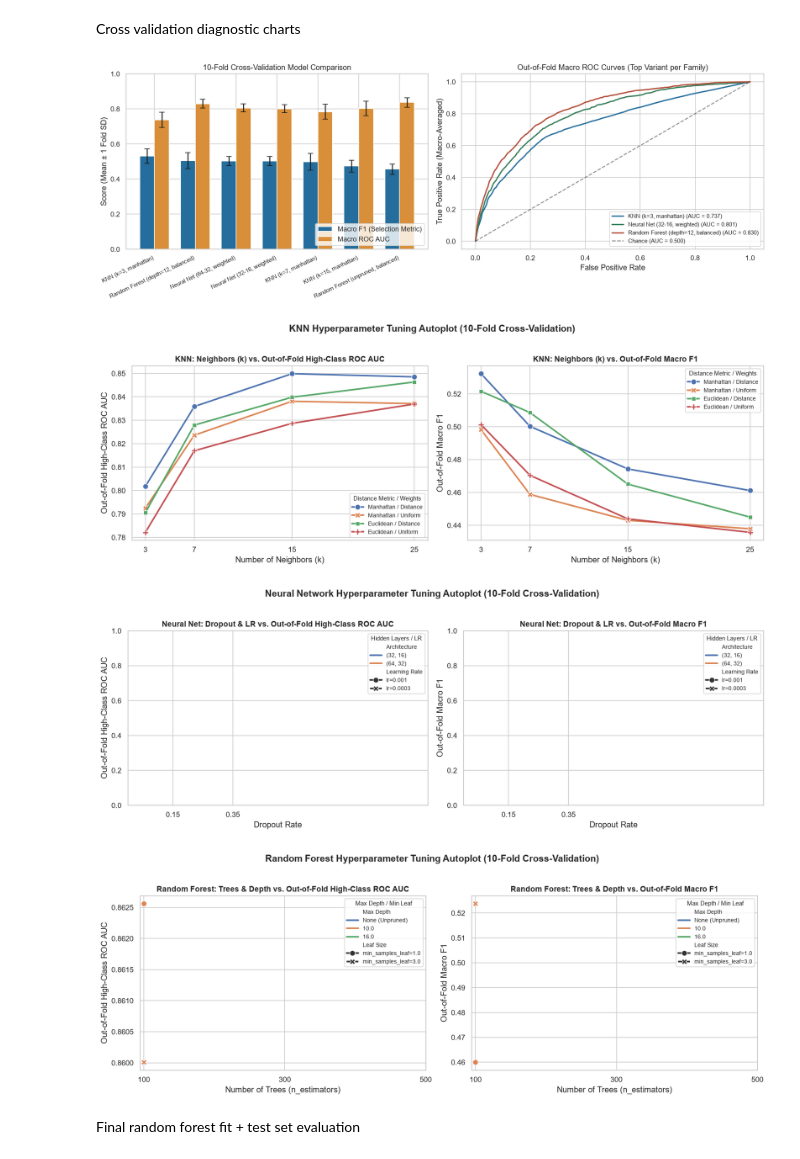
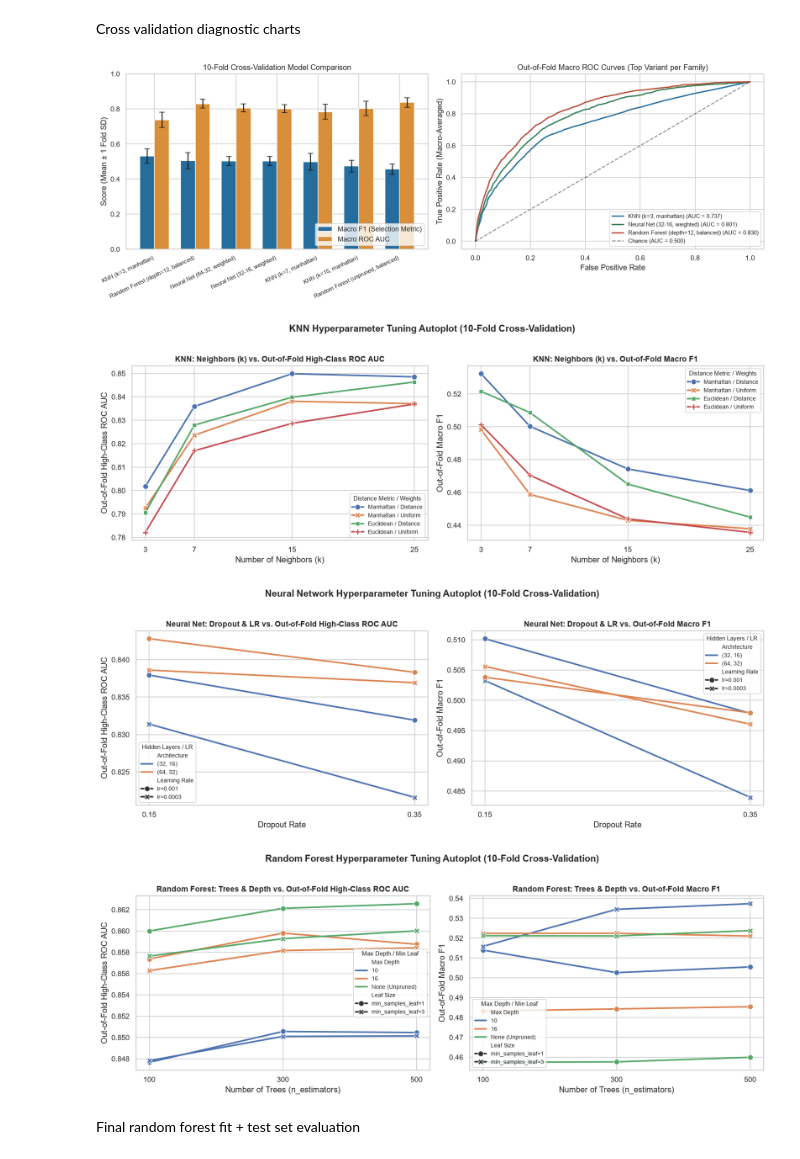
Before and after one commit to WbcEgaBn/ads2026, a Jupyter notebook: daniels folder of fun/project_training_testing.ipynb, the cells around one changed output. Cells and saved outputs as stored; diff of their text form; code cells hidden in the pictures.

```diff
--- a/daniels folder of fun/project_training_testing.ipynb
+++ b/daniels folder of fun/project_training_testing.ipynb
@@ -760,14 +760,10 @@ plt.show()
 # ==============================================================================
 # 2. INDIVIDUAL NEURAL NETWORK (MLP) TUNING AUTOPLOT
 # ==============================================================================
-nn_df = tuning_df[tuning_df["family"] == "Neural Net"].copy()
-nn_params = pd.json_normalize(nn_df["params"])
-nn_plot = pd.concat(
-    [nn_df[["high_roc_auc", "macro_f1", "high_f1"]].reset_index(drop=True), nn_params],
-    axis=1,
-)
-nn_plot["Architecture"] = nn_plot["hidden_dims"].astype(str)
-nn_plot["Learning Rate"] = "lr=" + nn_plot["lr"].astype(str)
+nn_plot = tuning_df[tuning_df["family"] == "Neural Net"].copy().reset_index(drop=True)
+nn_plot["Architecture"] = nn_plot["params"].apply(lambda p: str(p["hidden_dims"]))
+nn_plot["Learning Rate"] = nn_plot["params"].apply(lambda p: f"lr={p['lr']}")
+nn_plot["dropout"] = nn_plot["params"].apply(lambda p: float(p["dropout"]))
 
 fig, axes = plt.subplots(1, 2, figsize=(14, 5))
 
@@ -783,6 +779,7 @@ for ax, metric_col, metric_lbl in zip(
         hue="Architecture",
         style="Learning Rate",
         markers=True,
+        dashes=False,
         linewidth=2.3,
         markersize=8,
         ax=ax,
@@ -806,14 +803,12 @@ plt.show()
 # ==============================================================================
 # 3. INDIVIDUAL RANDOM FOREST TUNING AUTOPLOT
 # ==============================================================================
-rf_df = tuning_df[tuning_df["family"] == "Random Forest"].copy()
-rf_params = pd.json_normalize(rf_df["params"])
-rf_plot = pd.concat(
-    [rf_df[["high_roc_auc", "macro_f1", "high_f1"]].reset_index(drop=True), rf_params],
-    axis=1,
+rf_plot = tuning_df[tuning_df["family"] == "Random Forest"].copy().reset_index(drop=True)
+rf_plot["n_estimators"] = rf_plot["params"].apply(lambda p: int(p["n_estimators"]))
+rf_plot["Max Depth"] = rf_plot["params"].apply(
+    lambda p: "None (Unpruned)" if p["max_depth"] is None else str(p["max_depth"])
 )
-rf_plot["Max Depth"] = rf_plot["max_depth"].fillna("None (Unpruned)").astype(str)
-rf_plot["Leaf Size"] = "min_samples_leaf=" + rf_plot["min_samples_leaf"].astype(str)
+rf_plot["Leaf Size"] = rf_plot["params"].apply(lambda p: f"min_samples_leaf={p['min_samples_leaf']}")
 
 fig, axes = plt.subplots(1, 2, figsize=(14, 5))
 
@@ -823,35 +818,36 @@ for ax, metric_col, metric_lbl in zip(
     ["Out-of-Fold High-Class ROC AUC", "Out-of-Fold Macro F1"],
 ):
     sns.lineplot(
         data=rf_plot,
         x="n_estimators",
         y=metric_col,
         hue="Max Depth",
         style="Leaf Size",
         markers=True,
+        dashes=False,
         linewidth=2.3,
         markersize=8,
         ax=ax,
     )
     ax.set_title(f"Random Forest: Trees & Depth vs. {metric_lbl}", fontsize=11.5, fontweight="bold")
     ax.set_xlabel("Number of Trees (n_estimators)")
     ax.set_ylabel(metric_lbl)
     ax.set_xticks([100, 300, 500])
     ax.legend(title="Max Depth / Min Leaf", fontsize=8.5, title_fontsize=9)
 
 plt.suptitle(
     "Random Forest Hyperparameter Tuning Autoplot (10-Fold Cross-Validation)",
     fontsize=13.5,
     fontweight="bold",
     y=1.02,
 )
 plt.tight_layout()
 plt.show()
 # %% [output]
 [figure]
 [figure]
-[figure, old version]
+[figure, new version]
-[figure, old version]
+[figure, new version]
 # %% [markdown]
 Final random forest fit + test set evaluation
 # %%
```
